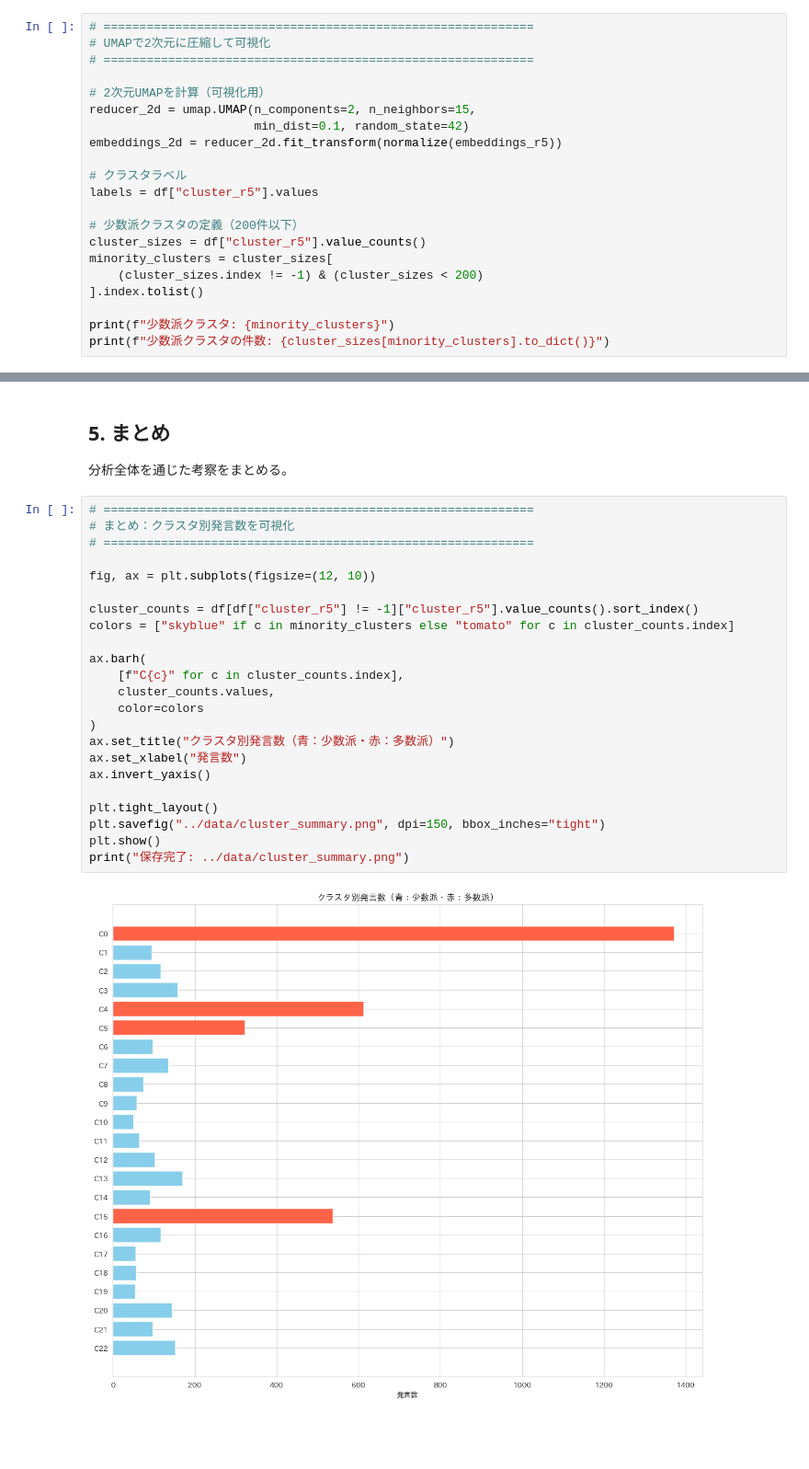
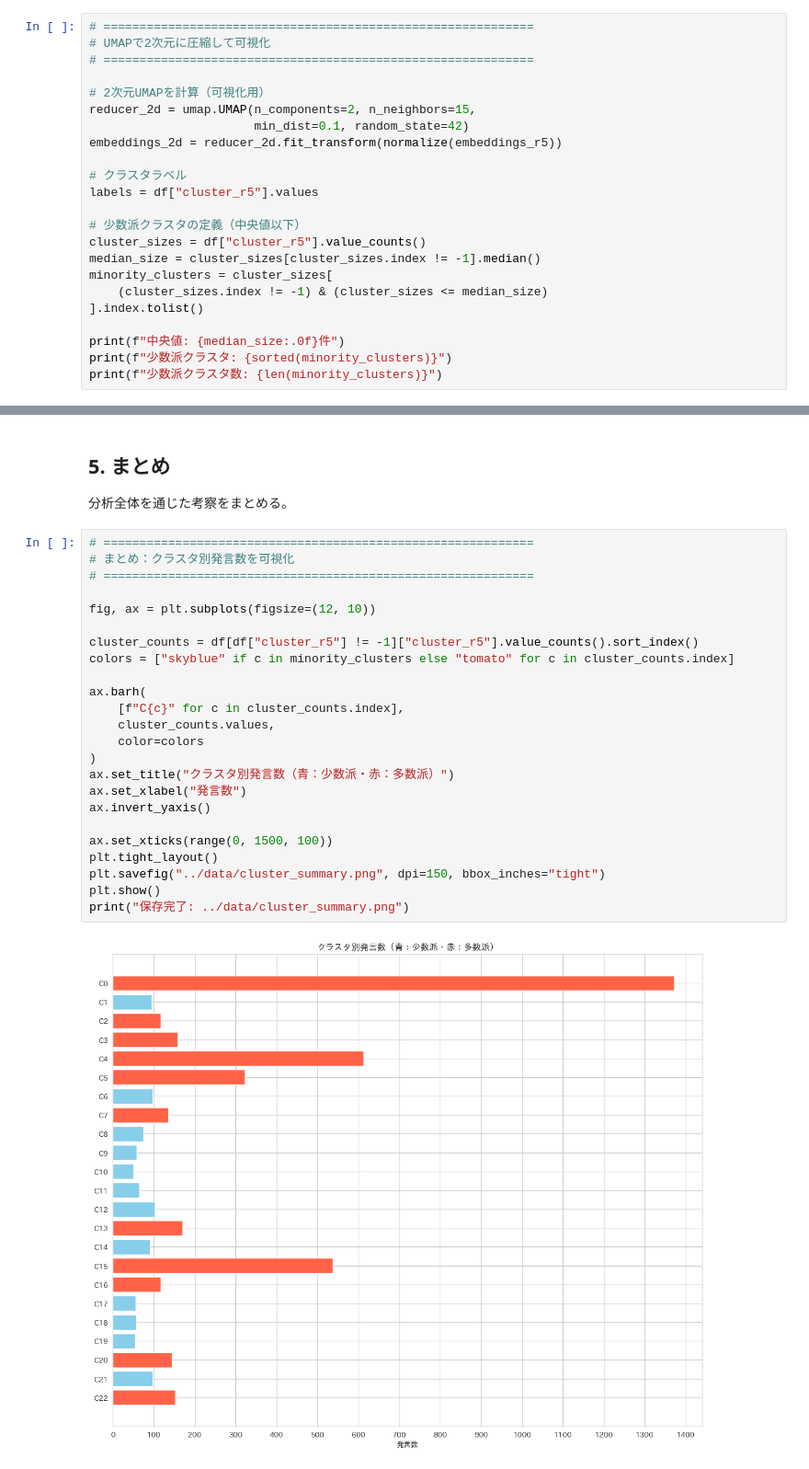
Before and after one commit to takeoka96/quest_2, a Jupyter notebook: notebooks/04_visualization_shap.ipynb, the cells around one changed output, grey strips where cells are left out. Shown at 92% size. Cells and saved outputs as stored; diff of their text form; blank space fills up the shorter version.

```diff
--- a/notebooks/04_visualization_shap.ipynb
+++ b/notebooks/04_visualization_shap.ipynb
@@ -70,12 +70,14 @@ embeddings_2d = reducer_2d.fit_transform(normalize(embeddings_r5))
 # クラスタラベル
 labels = df["cluster_r5"].values
 
-# 少数派クラスタの定義（200件以下）
+# 少数派クラスタの定義（中央値以下）
 cluster_sizes = df["cluster_r5"].value_counts()
+median_size = cluster_sizes[cluster_sizes.index != -1].median()
 minority_clusters = cluster_sizes[
-    (cluster_sizes.index != -1) & (cluster_sizes < 200)
+    (cluster_sizes.index != -1) & (cluster_sizes <= median_size)
 ].index.tolist()
 
-print(f"少数派クラスタ: {minority_clusters}")
-print(f"少数派クラスタの件数: {cluster_sizes[minority_clusters].to_dict()}")
+print(f"中央値: {median_size:.0f}件")
+print(f"少数派クラスタ: {sorted(minority_clusters)}")
+print(f"少数派クラスタ数: {len(minority_clusters)}")
 # %% [output]
@@ -472,26 +490,27 @@ print("保存完了: ../data/lime_minority.png")
 # %%
 # ============================================================
 # まとめ：クラスタ別発言数を可視化
 # ============================================================
 
 fig, ax = plt.subplots(figsize=(12, 10))
 
 cluster_counts = df[df["cluster_r5"] != -1]["cluster_r5"].value_counts().sort_index()
 colors = ["skyblue" if c in minority_clusters else "tomato" for c in cluster_counts.index]
 
 ax.barh(
     [f"C{c}" for c in cluster_counts.index],
     cluster_counts.values,
     color=colors
 )
 ax.set_title("クラスタ別発言数（青：少数派・赤：多数派）")
 ax.set_xlabel("発言数")
 ax.invert_yaxis()
 
+ax.set_xticks(range(0, 1500, 100))
 plt.tight_layout()
 plt.savefig("../data/cluster_summary.png", dpi=150, bbox_inches="tight")
 plt.show()
 print("保存完了: ../data/cluster_summary.png")
 # %% [output]
-[figure, old version]
+[figure, new version]
 保存完了: ../data/cluster_summary.png
```
Also changed, not shown: parts of 17 cells of this notebook, 4 other files.
